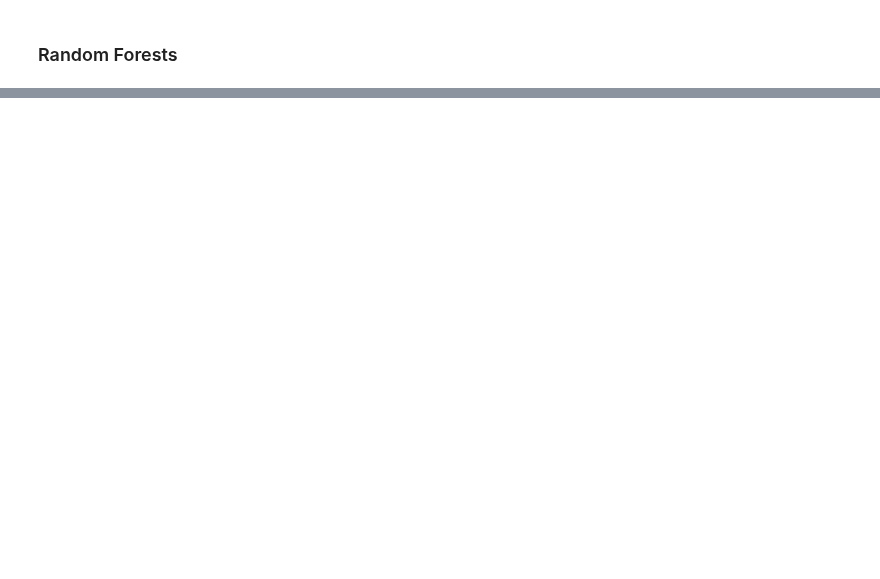
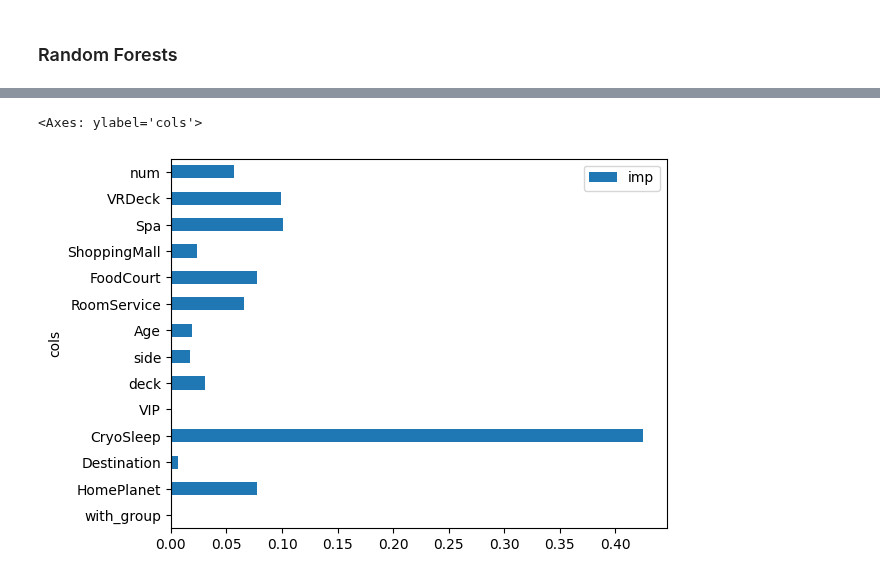
Before and after one commit to frank-895/machine_learning_journey, a Jupyter notebook: random_forests/random_forest.ipynb, the cells around one changed output, grey strips where cells are left out. Drawn from its saved outputs; the diff is of its cells as text; code cells hidden in the pictures; blank space fills up the shorter version.

Commit message:
Added conclusion and random forest

```diff
--- a/random_forests/random_forest.ipynb
+++ b/random_forests/random_forest.ipynb
@@ -296,19 +300,15 @@ Let's build a very simple **OneR** model and see how well we are performing by s
 # %%
 from sklearn.model_selection import train_test_split
 
-trn_df, val_df = train_test_split(df, test_size=0.25)
+trn_df, val_df = train_test_split(df, test_size=0.25) # random split
 
 def xs_y(df):
+  """Separates feature columns and the target column"""
   xs = df[categories+cont].copy()
   return xs,df["Transported"] if "Transported" in df else None
 
-trn_df[categories] = trn_df[categories].apply(lambda x: x.cat.codes)
-val_df[categories] = val_df[categories].apply(lambda x: x.cat.codes)
+trn_df[categories] = trn_df[categories].apply(lambda x: x.cat.codes) # encode categorical variables
+val_df[categories] = val_df[categories].apply(lambda x: x.cat.codes) # encode categorical variables
 
-trn_x, trn_y = xs_y(trn_df)
-val_x, val_y = xs_y(val_df)
-
-preds = val_x.CryoSleep == 0
-
-from sklearn.metrics import mean_absolute_error
-mean_absolute_error(val_y, preds)
+trn_x, trn_y = xs_y(trn_df) # split predictors and target
+val_x, val_y = xs_y(val_df) # split predictors and target
@@ -405,0 +490,6 @@ With this single deicision tree, my **accuracy** on the test dataset was 0.784,
+# %%
+from sklearn.ensemble import RandomForestClassifier
+
+rf = RandomForestClassifier(200, min_samples_leaf=3)
+rf.fit(trn_x, trn_y);
+mean_absolute_error(val_y, rf.predict(val_x))
@@ -405,0 +511,5 @@ With this single deicision tree, my **accuracy** on the test dataset was 0.784,
+# %%
+pd.DataFrame(dict(cols=trn_x.columns, imp=m.feature_importances_)).plot('cols','imp','barh')
+# %% [output]
+<Axes: ylabel='cols'>
+[figure, added]
```
Also changed, not shown: parts of 37 cells of this notebook.
